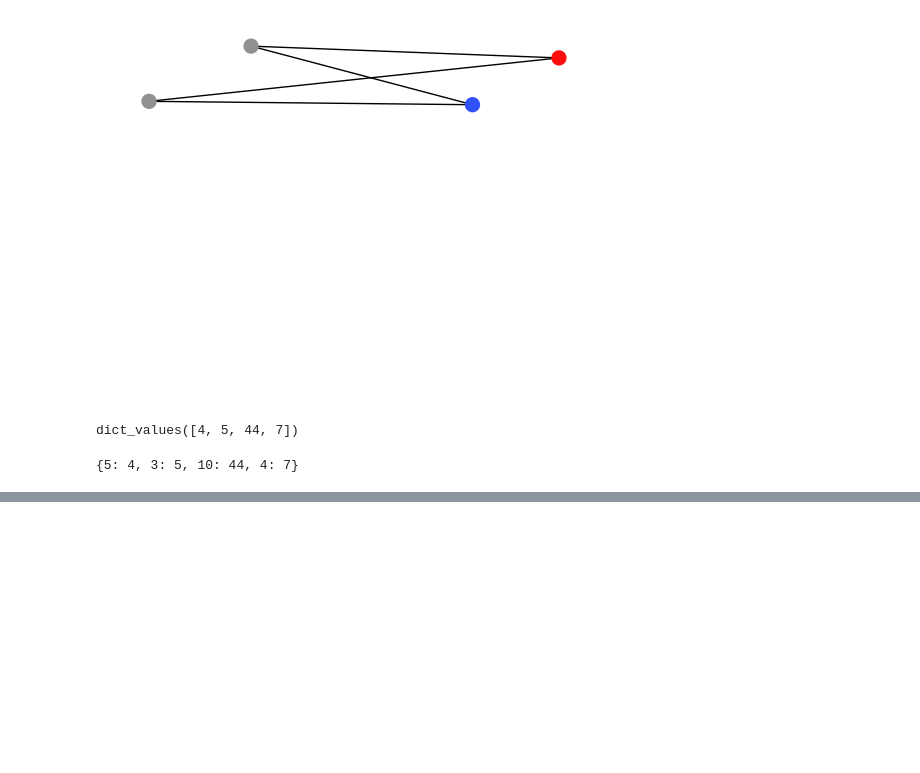
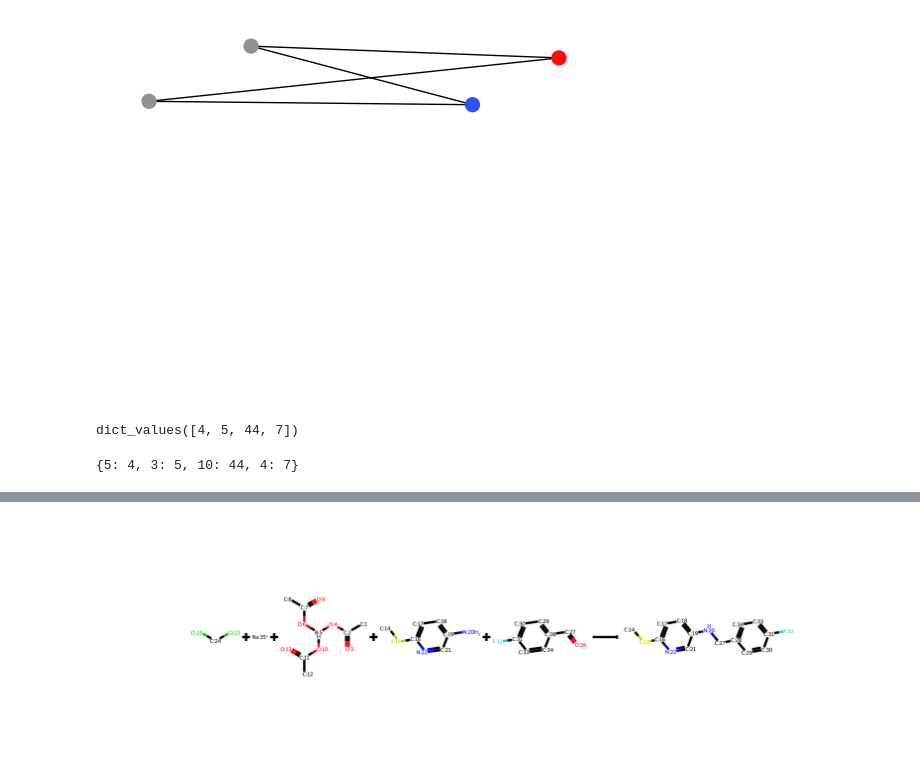
Before and after one commit to TieuLongPhan/SynTemp, a Jupyter notebook: test.ipynb, the cells around one changed output, grey strips where cells are left out. Saved outputs shown, nothing was run; the diff lists cells and outputs as text; code cells hidden in the pictures; blank space fills up the shorter version.

```diff
--- a/test.ipynb
+++ b/test.ipynb
@@ -853,3 +784,13 @@ results = AMMValidator.validate_smiles(data=data, ground_truth_col='Ground turth
 pd.DataFrame(results)[['mapper', 'accuracy']]
 # %%
 pd.DataFrame(results)[['mapper', 'accuracy']]
+# %%
+import pandas as pd
+from SynTemp.SynUtils.utils import load_database, save_database, load_from_pickle
+
+df = pd.read_csv('./Data/uspto_sample/uspto_sample.csv')
+df.rename(columns={'sampled_id':'R-id', 'RXNMapper':'rxn_mapper', "GraphMapper": "graphormer",
+                   "LocalMapper": "local_mapper"}, inplace=True)
+df = df[['R-id','rxn_mapper', 'graphormer', 'local_mapper']].to_dict('records')
+
+save_database(df, './Data/uspto_sample/uspto_sample_aam_reactions.json.gz')
@@ -855,0 +801,4 @@ pd.DataFrame(results)[['mapper', 'accuracy']]
+# %%
+id =30602
+test = [value for value in df if value['R-id']==id]
+test
@@ -855,0 +810,7 @@ pd.DataFrame(results)[['mapper', 'accuracy']]
+# %%
+from SynTemp.SynVis.reaction_visualizer import ReactionVisualizer
+reaction_vis = ReactionVisualizer()
+
+reaction_vis.visualize_reaction(test[0]['graphormer'])
+# %% [output]
+[figure, added]
```
Also changed, not shown: parts of 11 cells of this notebook, 14 other files.
